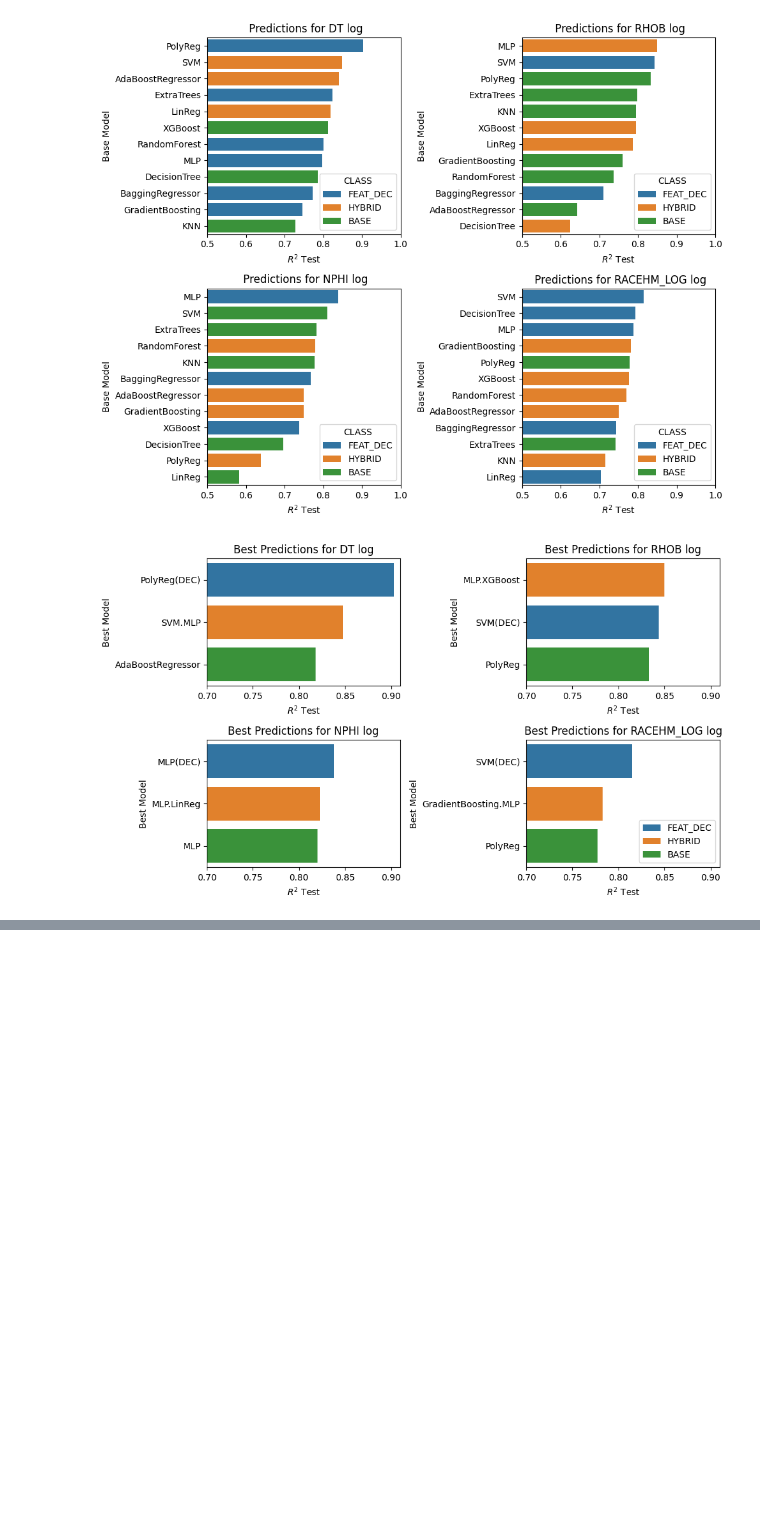
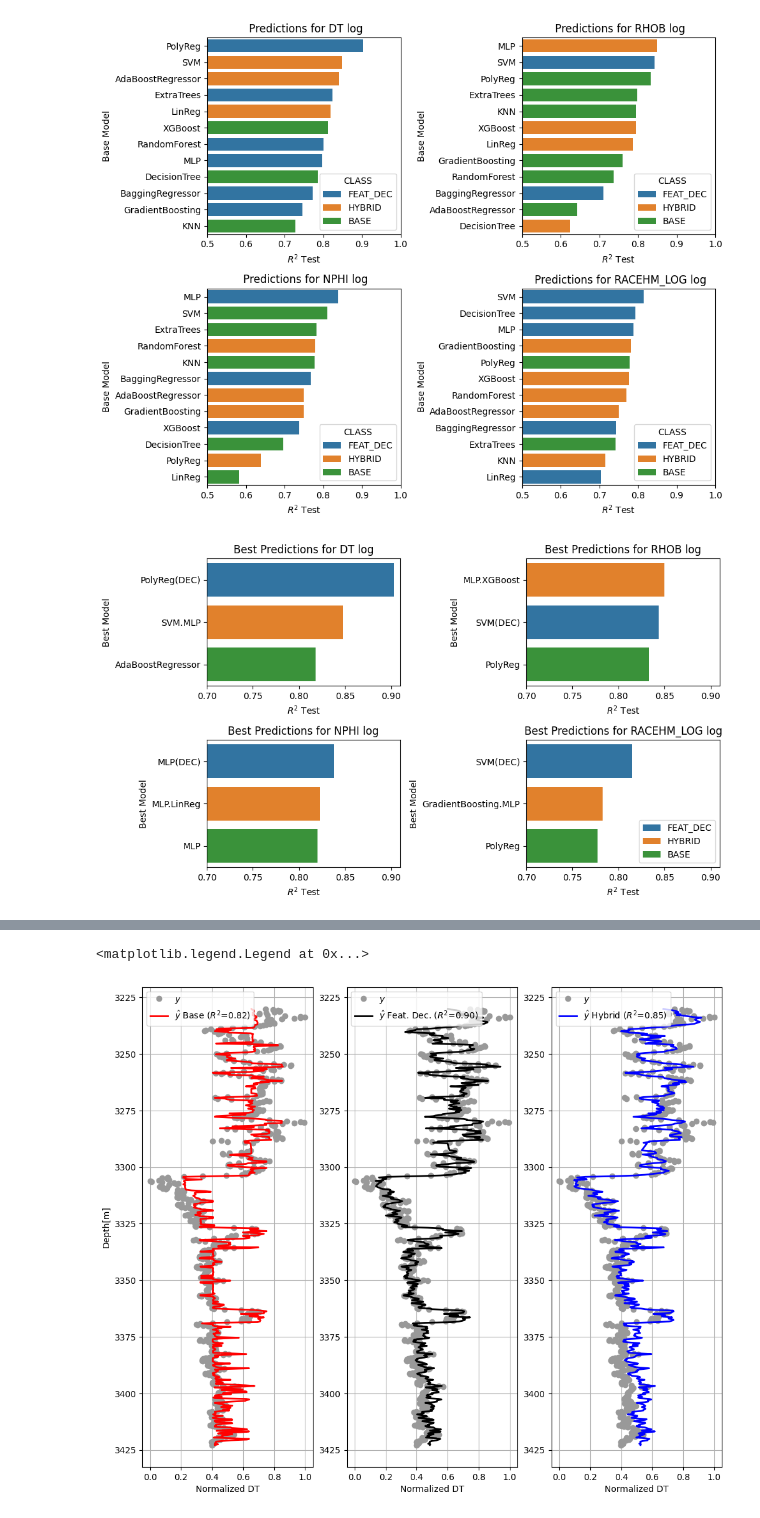
Before and after one commit to felipecostapereira/SYSID_well_logs, a Jupyter notebook: posproc.ipynb, the cells around one changed output, grey strips where cells are left out. Saved outputs shown, nothing was run; the diff lists cells and outputs as text; code cells hidden in the pictures; blank space fills up the shorter version.

```diff
--- a/posproc.ipynb
+++ b/posproc.ipynb
@@ -232,0 +238,3 @@ for i, var in enumerate(df_results['OUT'].unique()):
+# %%
+df = pd.read_csv('./Data/volve_preproc.csv')
+df.shape
@@ -232,0 +243,4 @@ for i, var in enumerate(df_results['OUT'].unique()):
+# %%
+def decomp(X_te, period=10):
+    extrapolate_trend = 5
+    return seasonal_decompose(X_te, period=period, extrapolate_trend=extrapolate_trend)
@@ -232,0 +366,48 @@ for i, var in enumerate(df_results['OUT'].unique()):
+# %%
+hybrid_index = 10
+featdec_index = 9
+base_index = 11
+var = 'DT'
+
+hybrid_row = df_sum_class.loc[hybrid_index,:]
+featdec_row = df_sum_class.loc[featdec_index,:]
+base_row = df_sum_class.loc[base_index,:]
+
+y_hat_hybrid = hybrid_row['MODEL_OBJ'][0].predict(data_dict[var][1].trend) + hybrid_row['MODEL_OBJ'][1].predict(data_dict[var][1].seasonal+data_dict[var][1].resid)
+y_hat_featdec = featdec_row['MODEL_OBJ'].predict(data_dict[var][2])
+y_hat_base = base_row['MODEL_OBJ'].predict(data_dict[var][0])
+# %%
+# plt.figure(figsize=(8,9))
+plt.subplots(1,3, figsize=(12,10))
+
+plt.subplot(131)
+plt.plot(data_dict[var][-2], data_dict[var][-1], 'o', color='#999999', label='$y$');
+plt.plot(y_hat_base,    data_dict[var][-1], 'r', lw=2, label='$\hat{y}$ Base ('+f'$R^2$={r2_score(data_dict[var][-2], y_hat_base):.2f})')
+plt.xlabel(f'Normalized {var}')
+plt.gca().invert_yaxis()
+plt.grid()
+plt.ylabel('Depth[m]')
+plt.legend()
+
+plt.subplot(132)
+plt.plot(data_dict[var][-2], data_dict[var][-1], 'o', color='#999999', label='$y$');
+plt.plot(y_hat_featdec, data_dict[var][-1], 'k', lw=2, label='$\hat{y}$ Feat. Dec. ('+f'$R^2$={r2_score(data_dict[var][-2], y_hat_featdec):.2f})')
+plt.gca().invert_yaxis()
+plt.xlabel(f'Normalized {var}')
+plt.grid()
+plt.legend()
+
+plt.subplot(133)
+plt.plot(data_dict[var][-2], data_dict[var][-1], 'o', color='#999999', label='$y$');
+plt.plot(y_hat_hybrid,  data_dict[var][-1], 'b', lw=2, label='$\hat{y}$ Hybrid ('+f'$R^2$={r2_score(data_dict[var][-2], y_hat_hybrid):.2f})')
+plt.gca().invert_yaxis()
+plt.xlabel(f'Normalized {var}')
+plt.grid()
+plt.legend()
+
+# plt.title(f'{best_model['MODEL']} prediction for {output[0]}, $R^2$:{r2_score(y_te, y_hat):.3f}')
+
+# pass;
+# %% [output]
+<matplotlib.legend.Legend at 0x...>
+[figure, added]
```
Also changed, not shown: parts of 6 cells of this notebook.
